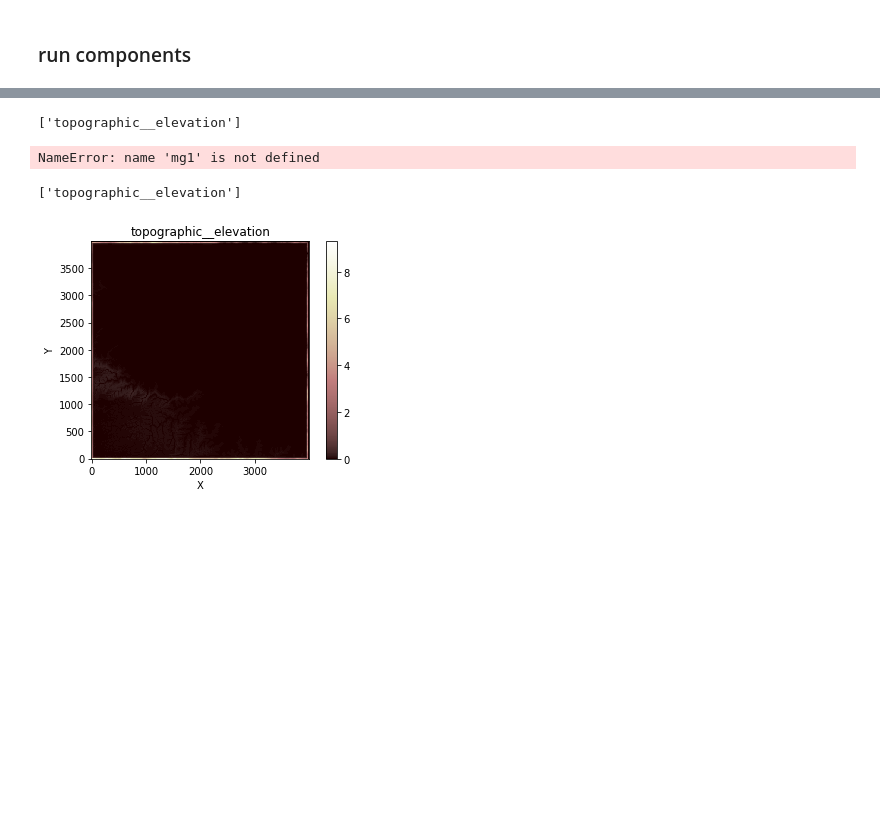
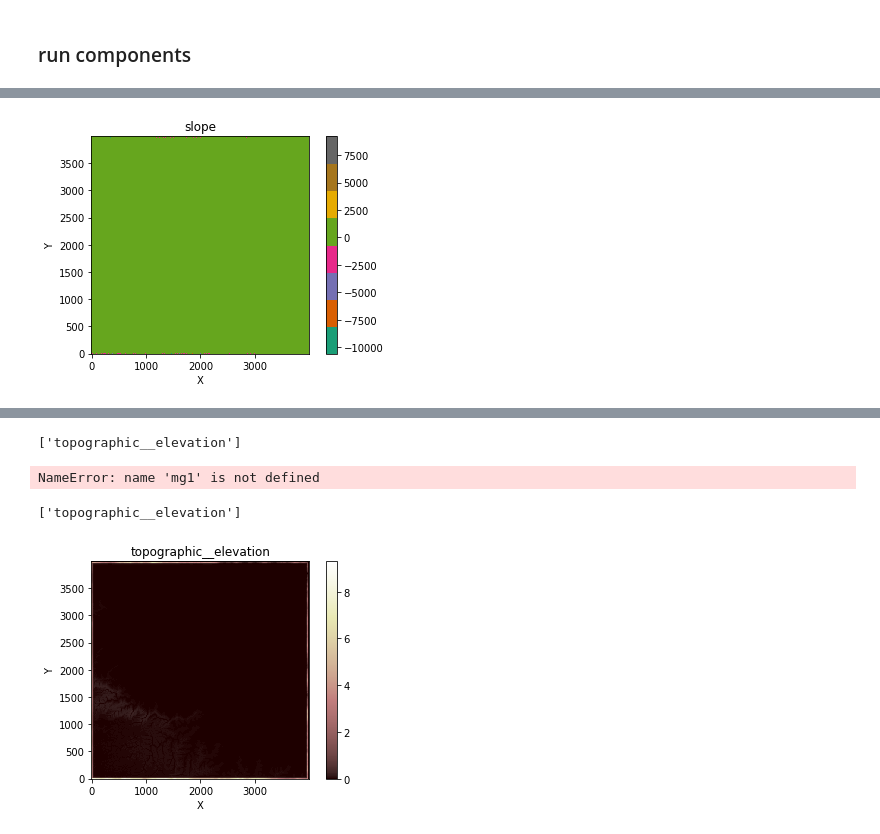
Before and after one commit to alanoMartins/LandLab_Explore, a Jupyter notebook: Fast Scape Eroder.ipynb, the cells around one changed output, grey strips where cells are left out. Cells and saved outputs as stored; diff of their text form; code cells hidden in the pictures; blank space fills up the shorter version.

```diff
--- a/Fast Scape Eroder.ipynb
+++ b/Fast Scape Eroder.ipynb
@@ -146,0 +180,5 @@ landlab.plot.imshow.imshow_grid_at_node(mg,'topographic__elevation')
+# %%
+# mg.add_field("slope", _slope, at="node", copy=True, clobber=False)
+landlab.plot.imshow.imshow_grid_at_node(mg,'slope', cmap="Dark2")
+# %% [output]
+[figure, added]
```
Also changed, not shown: parts of 11 cells of this notebook.
